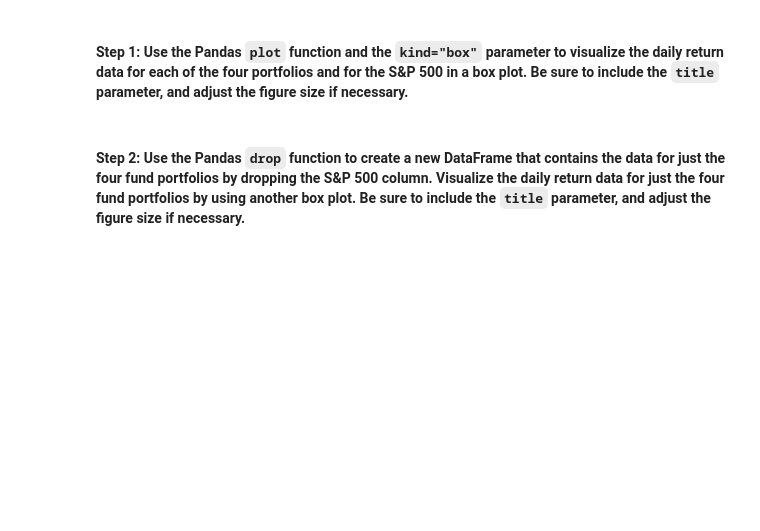
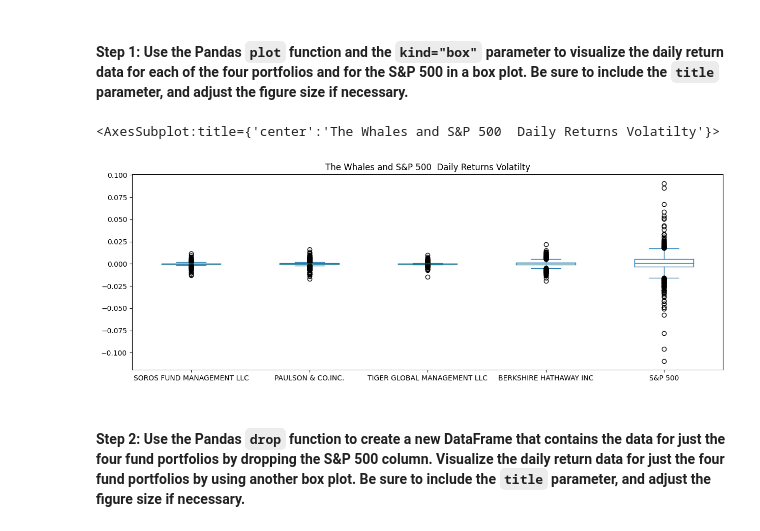
Before and after one commit to Abillu/ChallengeM4_Upload, a Jupyter notebook: risk_return_analysis.ipynb, the cells around one changed output. Saved outputs shown, nothing was run; the diff lists cells and outputs as text; code cells hidden in the pictures; blank space fills up the shorter version.

```diff
--- a/risk_return_analysis.ipynb
+++ b/risk_return_analysis.ipynb
@@ -185,7 +202,11 @@ Analyze the volatility of each of the four fund portfolios and of the S&P 500 In
 #### Step 1: Use the Pandas `plot` function and the `kind="box"` parameter to visualize the daily return data for each of the four portfolios and for the S&P 500 in a box plot. Be sure to include the `title` parameter, and adjust the figure size if necessary.
 # %%
 # Use the daily return data to create box plots to visualize the volatility of the 4 funds and the S&P 500
+
 # Include a title parameter and adjust the figure size
-# YOUR CODE HERE
+daily_returns.plot.box(figsize=(15,5), title=("The Whales and S&P 500  Daily Returns Volatilty"))
+# %% [output]
+<AxesSubplot:title={'center':'The Whales and S&P 500  Daily Returns Volatilty'}>
+[figure, added]
 # %% [markdown]
 #### Step 2: Use the Pandas `drop` function to create a new DataFrame that contains the data for just the four fund portfolios by dropping the S&P 500 column. Visualize the daily return data for just the four fund portfolios by using another box plot. Be sure to include the `title` parameter, and adjust the figure size if necessary.
```
Also changed, not shown: parts of 18 cells of this notebook.
